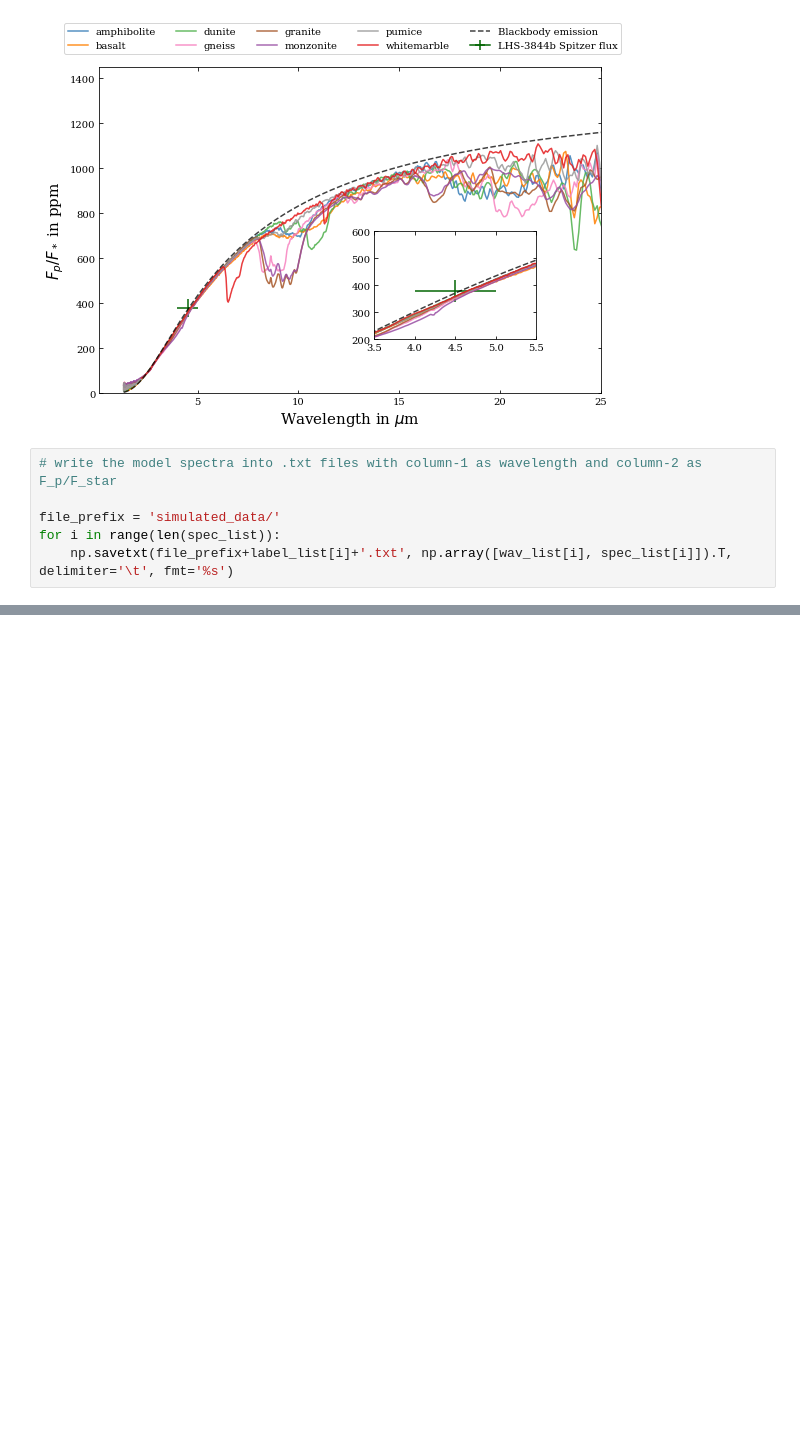
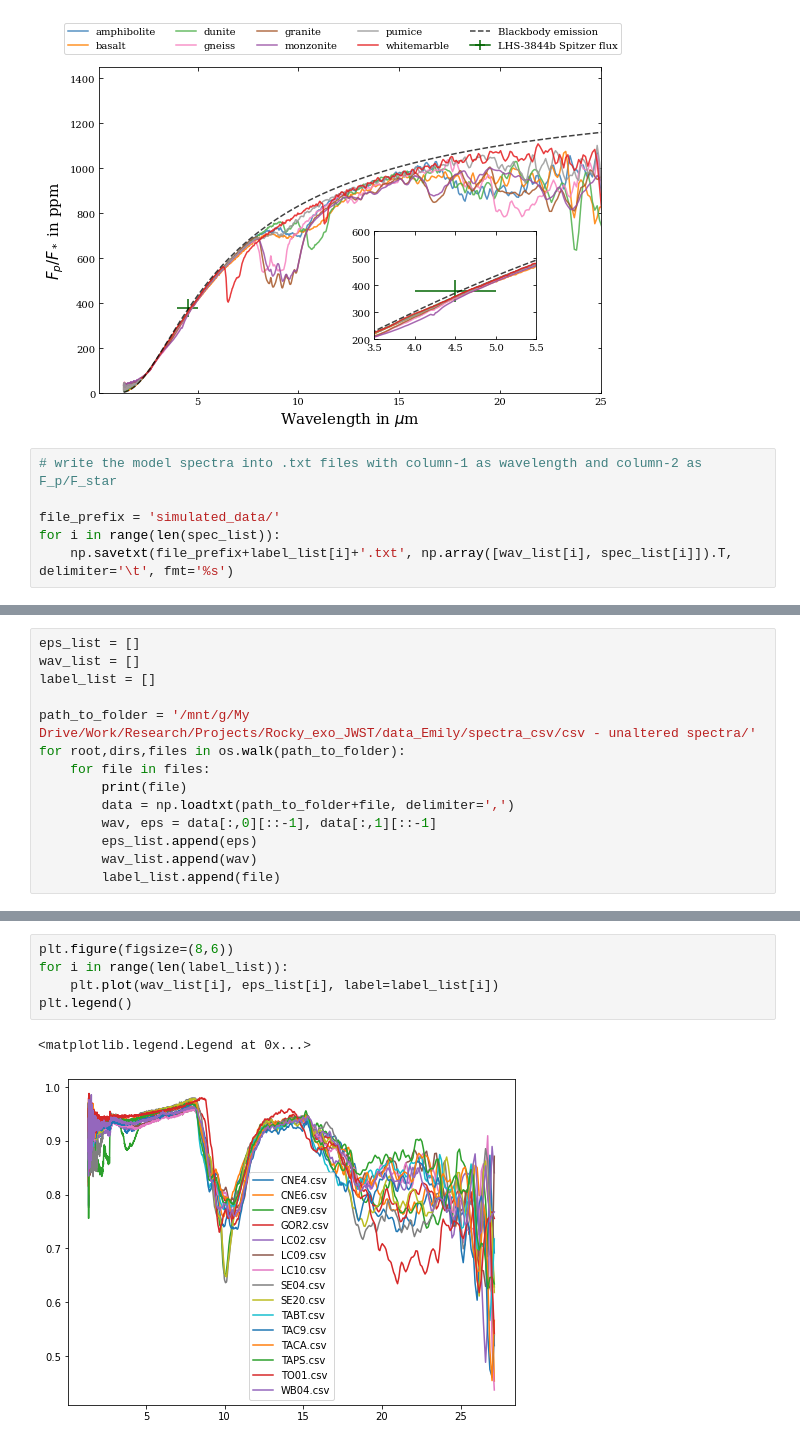
Before and after one commit to ishan-mishra/rocky_exo_jwst, a Jupyter notebook: Sandbox.ipynb, the cells around one changed output, grey strips where cells are left out. Saved outputs shown, nothing was run; the diff lists cells and outputs as text; blank space fills up the shorter version.

```diff
--- a/Sandbox.ipynb
+++ b/Sandbox.ipynb
@@ -767,0 +771,14 @@ for i in range(len(spec_list)):
+# %%
+eps_list = []
+wav_list = []
+label_list = []
+
+path_to_folder = '/mnt/g/My Drive/Work/Research/Projects/Rocky_exo_JWST/data_Emily/spectra_csv/csv - unaltered spectra/'
+for root,dirs,files in os.walk(path_to_folder):
+    for file in files:
+        print(file)
+        data = np.loadtxt(path_to_folder+file, delimiter=',')
+        wav, eps = data[:,0][::-1], data[:,1][::-1]
+        eps_list.append(eps)
+        wav_list.append(wav)
+        label_list.append(file)
@@ -767,0 +801,8 @@ for i in range(len(spec_list)):
+# %%
+plt.figure(figsize=(8,6))
+for i in range(len(label_list)):
+    plt.plot(wav_list[i], eps_list[i], label=label_list[i])
+plt.legend()
+# %% [output]
+<matplotlib.legend.Legend at 0x...>
+[figure, added]
```
Also changed, not shown: parts of 7 cells of this notebook.
